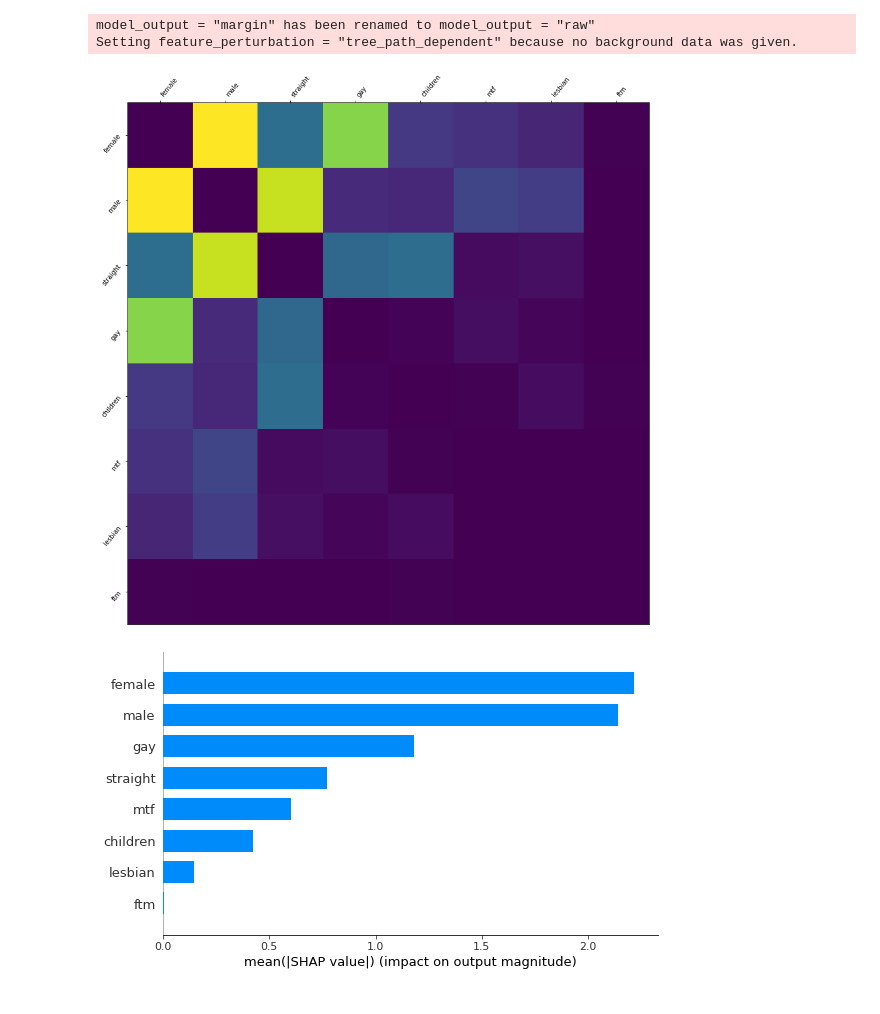
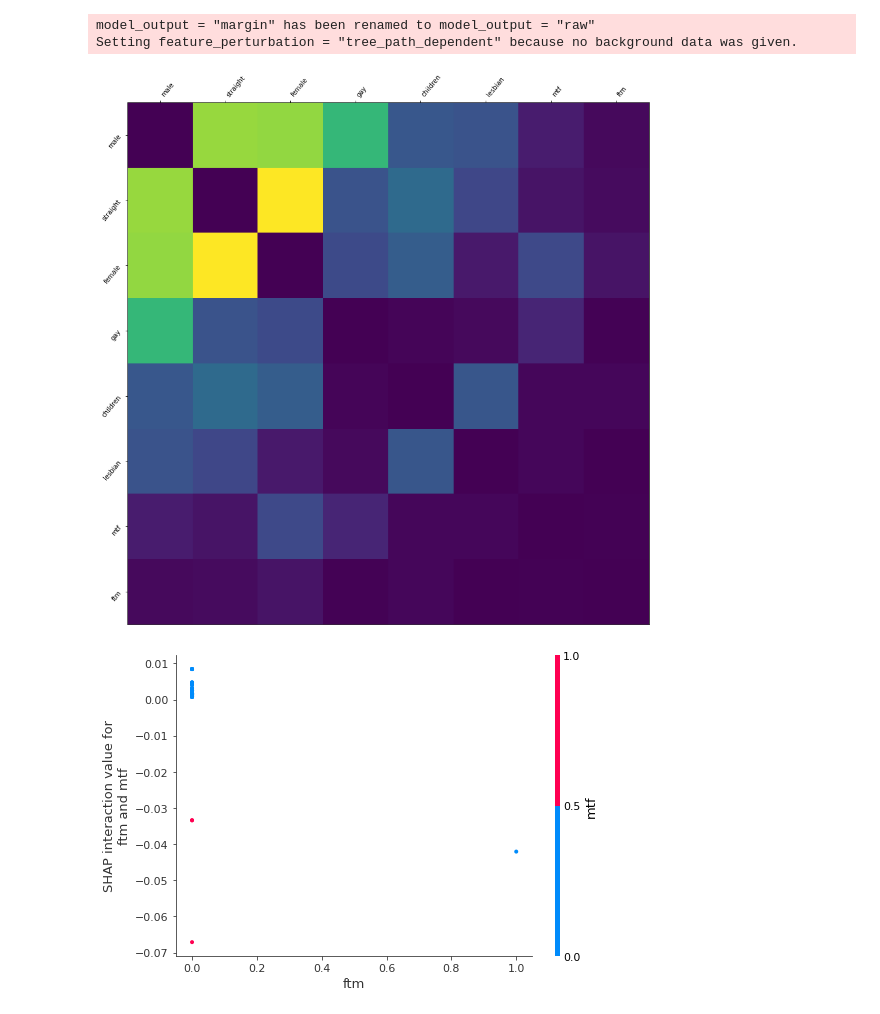
Before and after one commit to matthewvowels1/Shapley_Forest, a Jupyter notebook: shapley.ipynb, the cells around one changed output. Saved outputs shown, nothing was run; the diff lists cells and outputs as text; code cells hidden in the pictures.

```diff
--- a/shapley.ipynb
+++ b/shapley.ipynb
@@ -23,7 +30,7 @@ model_dir = '/home/matthewvowels/GitHub/Psych_ML/Shapley_Forest/output/model.sav
 
 # Created RFShap Class/environment:
 shap_env = RFShap(model_dir=model_dir, exclude_vars=None, outcome_var='age',
-                  output_dir=od, random_seed=42, class_='RF',type_='cls', balanced='balanced',
+                  output_dir=od, random_seed=42, class_='RF',type_='reg', balanced='balanced',
                  trn_tst_split=0.6, k_cv='k_fold', k=5)
 
 # Feed in desired dataset. This removes exclude_vars, and splits into X, y,
@@ -95,15 +112,17 @@ Last row is the mean across columns.
 # %%
 # now we have a trained model with reasonably good training parameters we can do some interpretation
 # this first bit creates and saves the output of the Shap explainer:
-explainer, shap_vals = shap_env.run_shap_explainer(modell=model)
+explainer, shap_vals = shap_env.run_shap_explainer(model=model)
 # %% [output]
 Running Shap Explainer.
 model_output = "margin" has been renamed to model_output = "raw"
 Setting feature_perturbation = "tree_path_dependent" because no background data was given.
 # %%
-
+specific_var = None
+num_disp = 10  # plots the top `num_disp' features
+interaction_vars = ['ftm', 'mtf']
 # to create plots (and automatrically save them to the output directory):
-interaction_vals = shap_env.shap_plot(explainer=explainer, shap_vals=shap_vals, specific_var='mtf', interactions=True, interaction_vars=None, classwise=False, class_ind=1)
+interaction_vals = shap_env.shap_plot(explainer=explainer, shap_vals=shap_vals, specific_var=specific_var, interactions=True, interaction_vars=interaction_vars, classwise=True, class_ind=1, num_display=num_disp)
 # %% [output]
-[figure, old version]
+[figure, new version]
-[figure, old version]
+[figure, new version]
```
Also changed, not shown: parts of 5 cells of this notebook, 1 other file.
